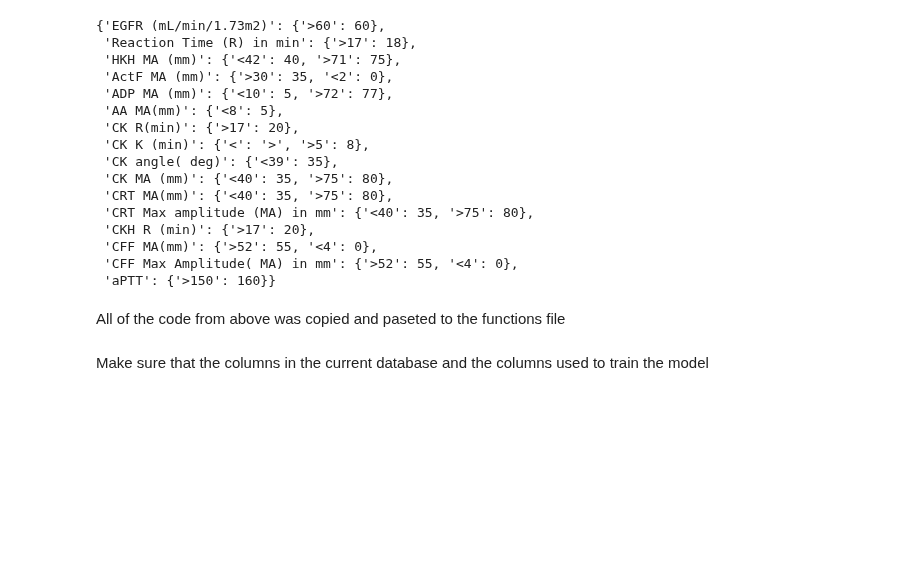
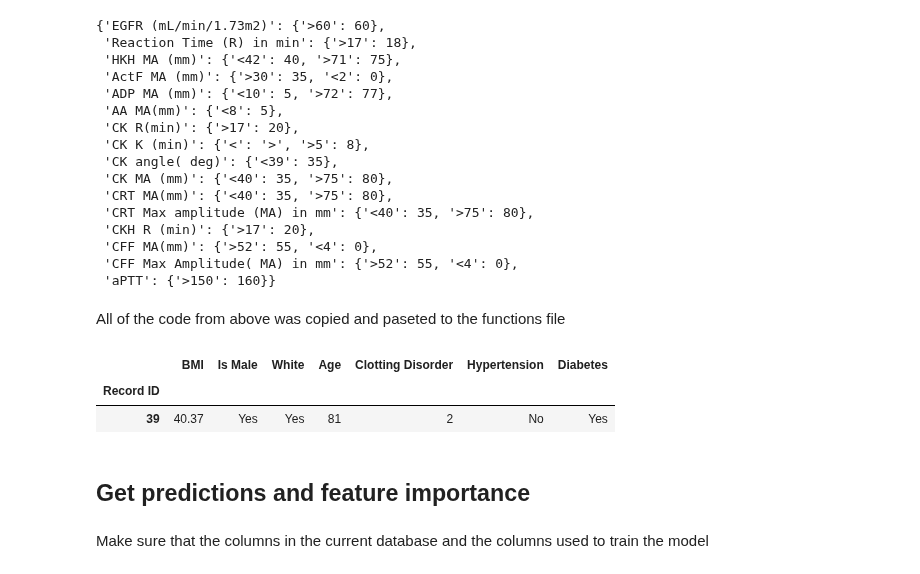
Before and after one commit to kstack21/CapstoneC2023, a Jupyter notebook: steps.ipynb, the cells around one changed output. Saved outputs shown, nothing was run; the diff lists cells and outputs as text; code cells hidden in the pictures; blank space fills up the shorter version.

Commit message:
steps update, shows patient summary

```diff
--- a/steps.ipynb
+++ b/steps.ipynb
@@ -1636,6 +1635,29 @@ from functions import transform_data
 # %%
 # Transform data in the same way the last one was transformed
 clean_baseline_patient_df, clean_TEG_patient_df, patient_tegValues = transform_data(baseline_df, tegValues_df, boundaries, timepoints, training = False)
+# %%
+# Create a new DataFrame with modifications
+modified_df = clean_baseline_patient_df[['Record ID','BMI','Is Male','White', 'Age', 'Clotting Disorder', 'Hypertension', 'Diabetes']].copy()
+
+# Round 'BMI' to 2 decimal places
+modified_df['BMI'] = modified_df['BMI'].round(2)
+
+# Convert boolean columns to 'Yes' or 'No'
+boolean_columns = ['White','Is Male', 'Hypertension', 'Diabetes']
+for column in boolean_columns:
+    modified_df[column] = modified_df[column].map({True: 'Yes', False: 'No'})
+
+# Set 'Record ID' as the index
+modified_df.set_index('Record ID', inplace=True)
+
+# Display the modified DataFrame
+modified_df
+# %% [output]
+|  | BMI | Is Male | White | Age | Clotting Disorder | Hypertension | Diabetes |
+| Record ID |  |  |  |  |  |  |  |
+| 39 | 40.37 | Yes | Yes | 81 | 2 | No | Yes |
+# %% [markdown]
+## Get predictions and feature importance
 # %% [markdown]
 Make sure that the columns in the current database and the columns used to train the model
 # %%
```
Also changed, not shown: parts of 5 cells of this notebook, 4 other files.
